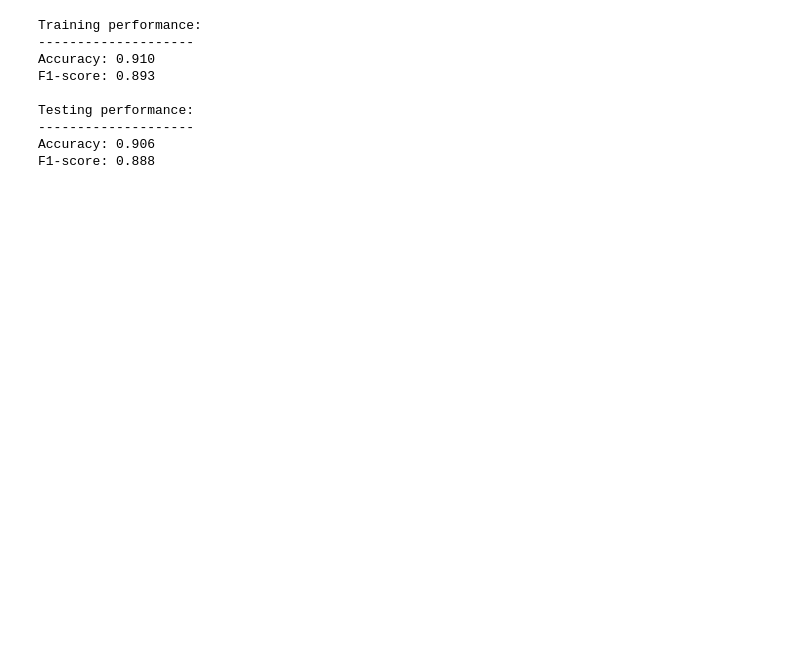
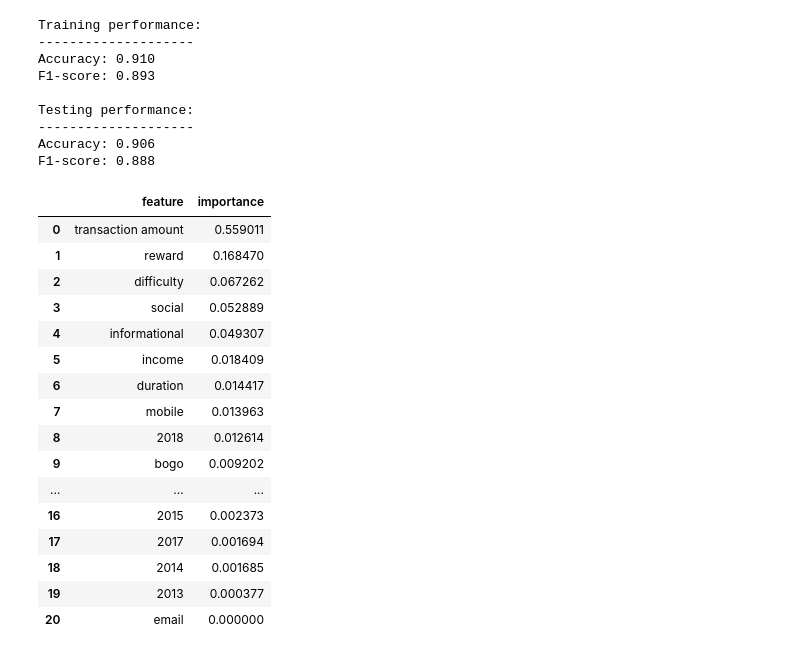
Before and after one commit to xixiaodong/Starbucks-customer-segmentation, a Jupyter notebook: Starbucks_Capstone_notebook.ipynb, the cells around one changed output. Drawn from its saved outputs; the diff is of its cells as text; code cells hidden in the pictures; blank space fills up the shorter version.

```diff
--- a/Starbucks_Capstone_notebook.ipynb
+++ b/Starbucks_Capstone_notebook.ipynb
@@ -1009,6 +1005,7 @@ Fitting 3 folds for each of 100 candidates, totalling 300 fits
 [Parallel(n_jobs=3)]: Done 300 out of 300 | elapsed:  1.5min finished
 # %%
-report_performance(rf_grid.best_estimator_)
+rf_model = rf_grid.best_estimator_
+report_performance(rf_model)
 # %% [output]
 Training performance:
 --------------------
@@ -1045,0 +1019,25 @@ feature_importance.head(n=5)
+# %%
+# compute feature importance
+importance = rf_model.feature_importances_
+
+imp_df = pd.DataFrame(list(zip(feature_names, importance)), columns=['feature', 'importance'])
+imp_df = imp_df.sort_values('importance', ascending=False).reset_index(drop=True)
+imp_df
+# %% [output]
+|  | feature | importance |
+| 0 | transaction amount | 0.559011 |
+| 1 | reward | 0.168470 |
+| 2 | difficulty | 0.067262 |
+| 3 | social | 0.052889 |
+| 4 | informational | 0.049307 |
+| 5 | income | 0.018409 |
+| 6 | duration | 0.014417 |
+| 7 | mobile | 0.013963 |
+| 8 | 2018 | 0.012614 |
+| 9 | bogo | 0.009202 |
+| ... | ... | ... |
+| 16 | 2015 | 0.002373 |
+| 17 | 2017 | 0.001694 |
+| 18 | 2014 | 0.001685 |
+| 19 | 2013 | 0.000377 |
+| 20 | email | 0.000000 |
```
Also changed, not shown: parts of 10 cells of this notebook.
